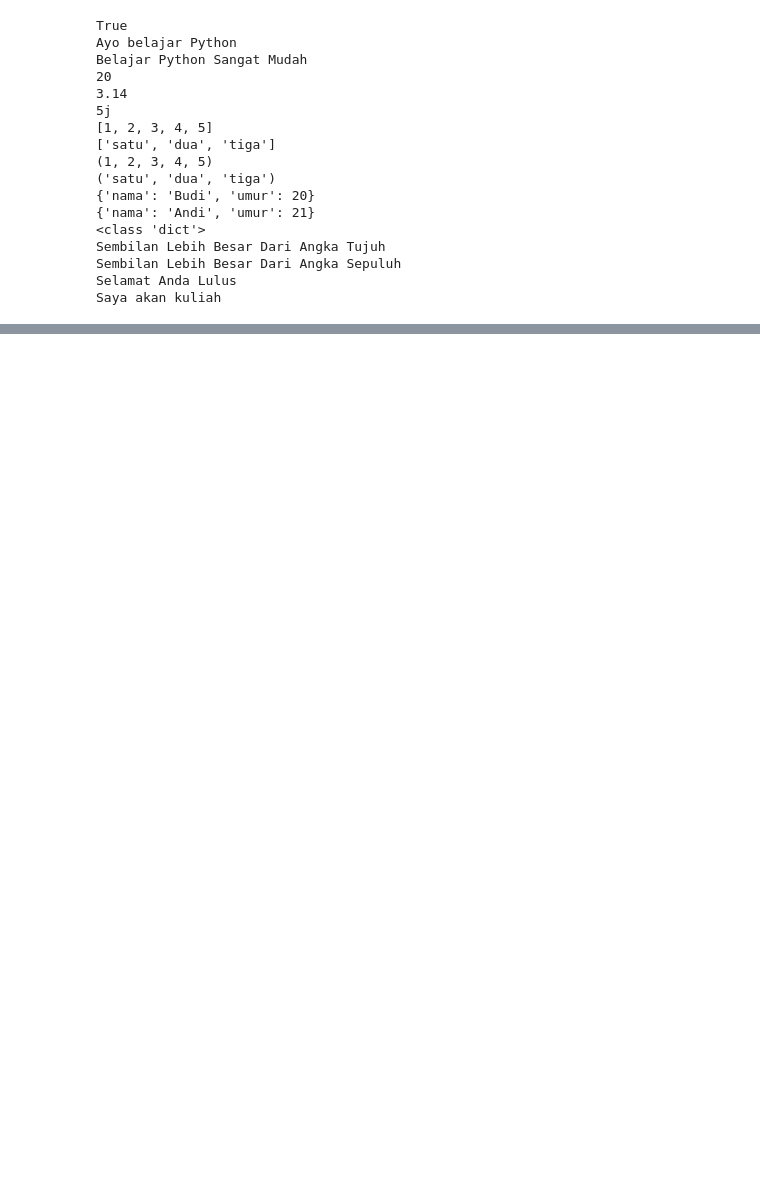
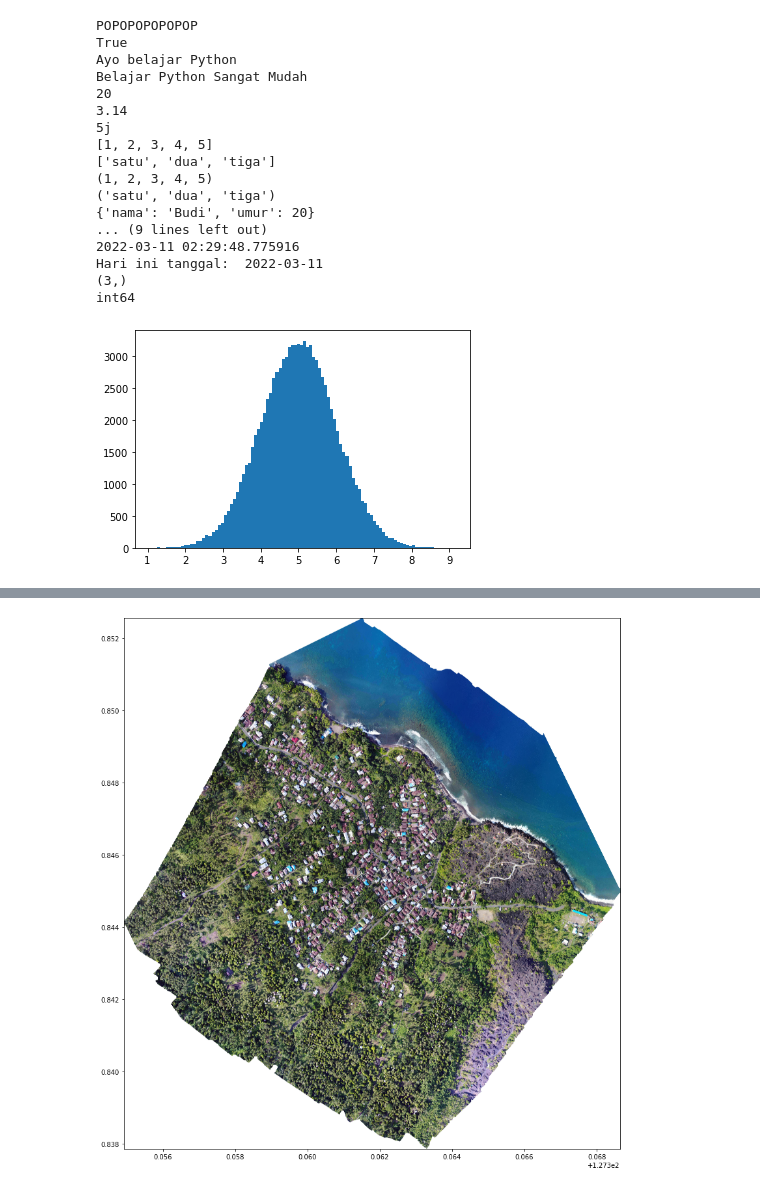
Before and after one commit to kRuvpin/KCBV_Mamang, a Jupyter notebook: KCBV_mamang.ipynb, the cells around one changed output, grey strips where cells are left out. Cells and saved outputs as stored; diff of their text form; code cells hidden in the pictures; blank space fills up the shorter version.

```diff
--- a/KCBV_mamang.ipynb
+++ b/KCBV_mamang.ipynb
@@ -1,7 +1,7 @@
 # %% [markdown]
 <a href="https://colab.research.google.com/github/kRuvpin/KCBV_Mamang/blob/main/KCBV_mamang.ipynb" target="_parent"><img src="https://colab.research.google.com/assets/colab-badge.svg" alt="Open In Colab"/></a>
 # %%
-#print("POPOPOPOPOPOP")
+print("POPOPOPOPOPOP")
 #tipe data Boolean
 print(True)
 
@@ -68,36 +68,101 @@ else:
     #Contoh penggunaan kondisi elif
 
 hari_ini = "Jumat"
 
 if(hari_ini == "Senin"):
     print("Saya akan kuliah")
 elif(hari_ini == "Selasa"):
     print("Saya akan kuliah")
 elif(hari_ini == "Rabu"):
     print("Saya akan kuliah")
 elif(hari_ini == "Kamis"):
     print("Saya akan kuliah")
 elif(hari_ini == "Jumat"):
     print("Saya akan kuliah")
 elif(hari_ini == "Sabtu"):
     print("Saya akan kuliah")
 elif(hari_ini == "Minggu"):
     print("Saya akan libur")
+    # mendefinisikan fungsi menggunakan 'def'
+def ini_fungsi(siapaNamanya):
+  print(siapaNamanya + " belajar Bahasa Ular")
+
+
+# memanggil fungsi
+ini_fungsi('Harry Potter')
+
+# memanggil kembali fungsi dengan nilai parameter berbeda
+ini_fungsi('Voldemort')
+
+# lagi
+ini_fungsi('Semua orang')
+# memanggil modul 'datetime' untuk menampilkan waktu
+# fungsi datetime dinamakan sebagai 'dt' untuk menyingkat pemanggilan
+import datetime as dt
+
+# memanggil fungsi datetime.now pada modul datetime
+x = dt.datetime.now()
+print(x)
+
+
+# memanggil hanya fungsi tertentu pada satu modul
+from datetime import date
+
+hariIni = date.today()
+
+print("Hari ini tanggal: ", hariIni)
+import numpy as np
+a  = np.array([1,2,3])
+
+# mencetak dimensi dan tipe data matriks a
+print(a.shape)
+print(a.dtype)
+# memanggil numpy dan matplotlib
+import numpy
+import matplotlib.pyplot as plt
+
+
+# membuat distribusi normal dengan mean=5, stdev=1 dan jumlah data 100.000
+x = numpy.random.normal(5.0, 1.0, 100000)
+
+# plotting dengan matplotlib
+plt.hist(x, 100)
+plt.show()
+# Melakukan instalasi Rasterio
+!pip install rasterio
+# Memanggil modul rasterio yang sudah terinstall
+# Dari Matplotlib, cukup ambil modul `pyplot`, yang digunakan untuk memperbesar
+# hasil plotting dari Rasterio
+import rasterio
+from matplotlib import pyplot as plt
+
+# Format COG (Cloud Optimised Geotiff), dipanggil dari OpenAerialMap
+alamat_citra = 'http://oin-hotosm.s3.amazonaws.com/59fc6c5431eff4000c380554/0/a435847f-29bf-49e5-af8b-e3cfba4d4ea3.tif'
+citra = rasterio.open(alamat_citra)
+
+# perbesar ukuran hasil plotting
+plt.rcParams["figure.figsize"] = (15,15)
+
+# Panggil submodul show pada rasterio, kemudian gunakan untuk menampilkan citra
+# untuk menampilkan koordinat, gunakan parameter "transform" pada modul tersebut
+from rasterio.plot import show
+show(citra.read(), transform=citra.transform)
 # %% [output]
+POPOPOPOPOPOP
 True
 Ayo belajar Python
 Belajar Python Sangat Mudah
 20
 3.14
 5j
 [1, 2, 3, 4, 5]
 ['satu', 'dua', 'tiga']
 (1, 2, 3, 4, 5)
 ('satu', 'dua', 'tiga')
 {'nama': 'Budi', 'umur': 20}
-{'nama': 'Andi', 'umur': 21}
-<class 'dict'>
-Sembilan Lebih Besar Dari Angka Tujuh
-Sembilan Lebih Besar Dari Angka Sepuluh
-Selamat Anda Lulus
-Saya akan kuliah
+... (9 lines left out)
+2022-03-11 02:29:48.775916
+Hari ini tanggal:  2022-03-11
+(3,)
+int64
+[figure, added]
@@ -103,0 +187 @@ Saya akan kuliah
+[figure, added]
```
Also changed, not shown: parts of 1 cell of this notebook.
